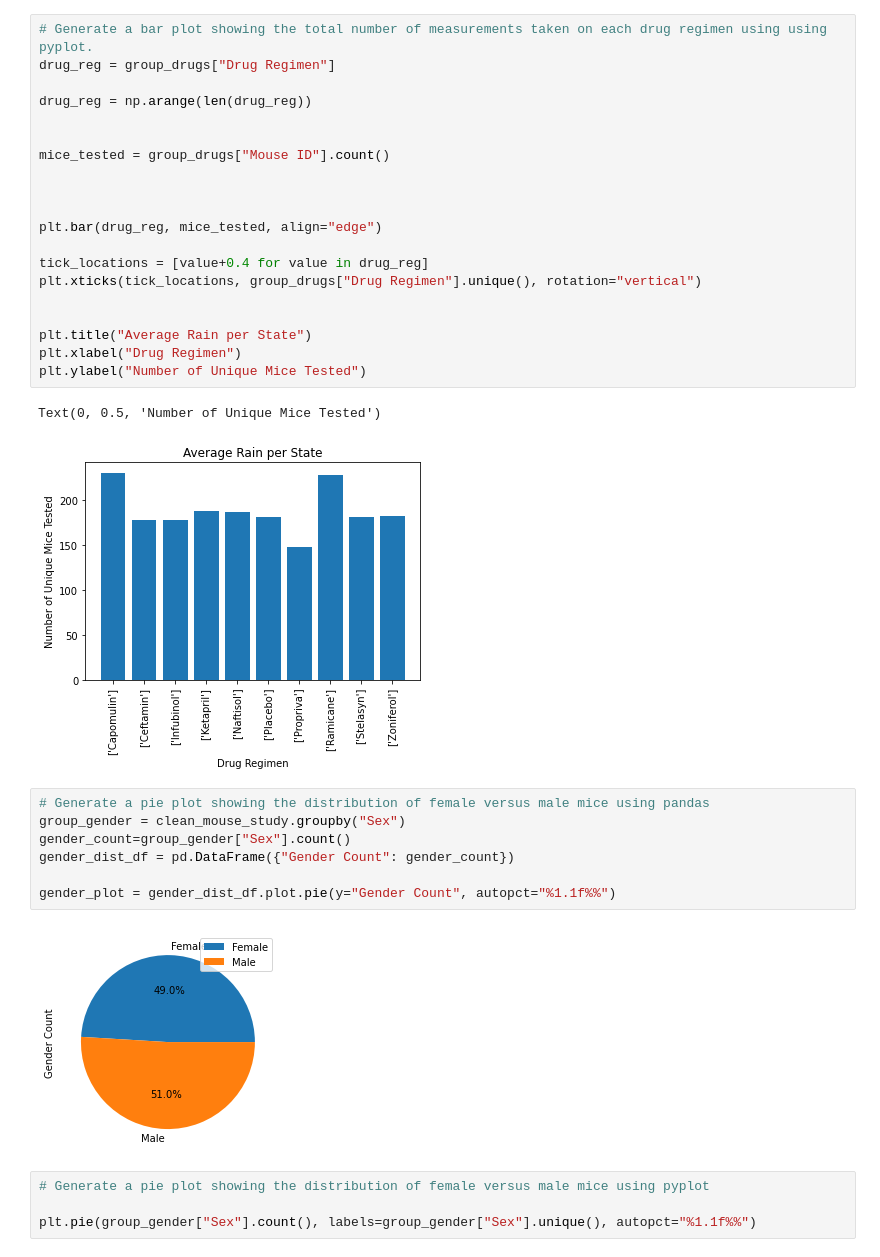
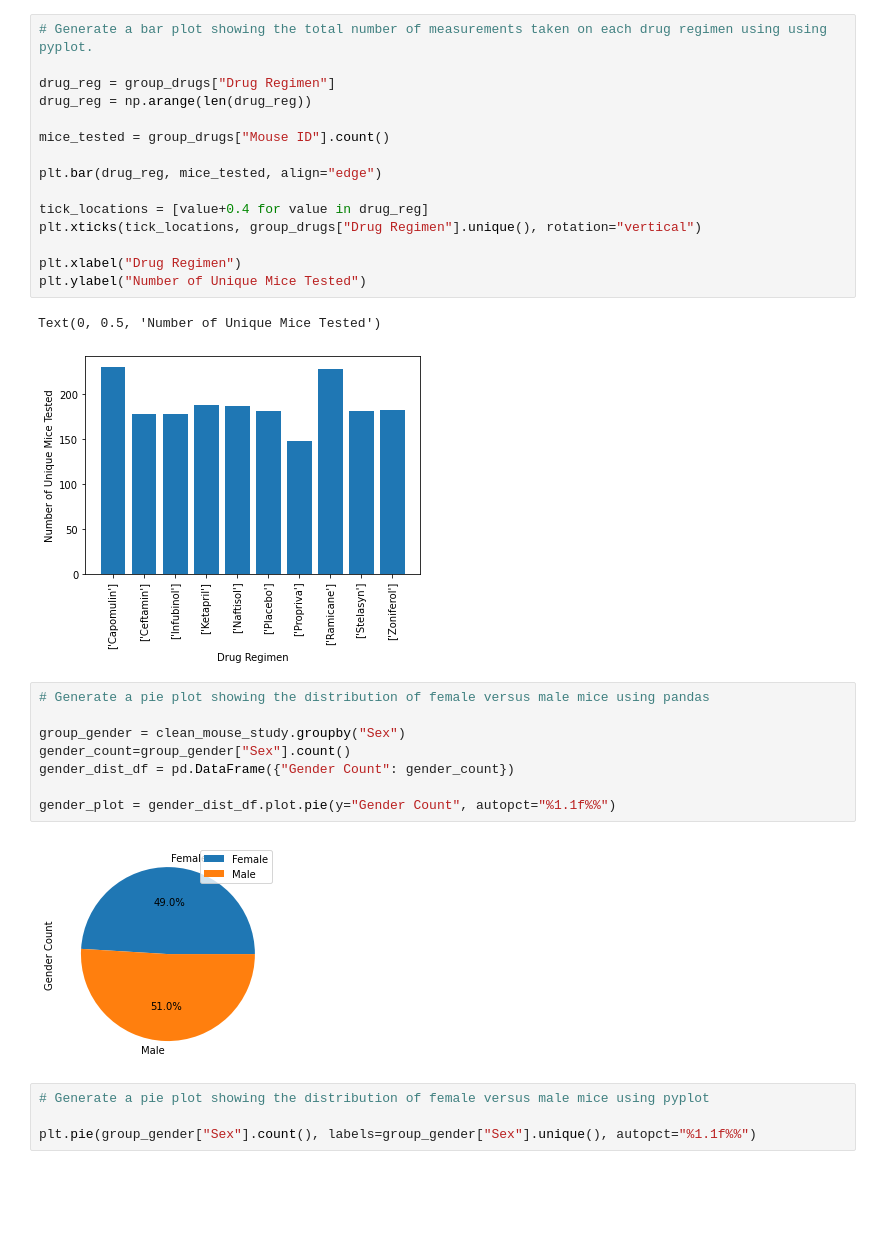
Before and after one commit to ytran010/matplotlib-challenge, a Jupyter notebook: Pymaceuticals.ipynb, the cells around one changed output. Cells and saved outputs as stored; diff of their text form; blank space fills up the shorter version.

```diff
--- a/Pymaceuticals.ipynb
+++ b/Pymaceuticals.ipynb
@@ -157,29 +171,25 @@ plt.tight_layout()
 <Figure size 432x288 with 0 Axes>
 # %%
 # Generate a bar plot showing the total number of measurements taken on each drug regimen using using pyplot.
+
 drug_reg = group_drugs["Drug Regimen"]
-
 drug_reg = np.arange(len(drug_reg))
 
-
 mice_tested = group_drugs["Mouse ID"].count()
-
-
 
 plt.bar(drug_reg, mice_tested, align="edge")
 
 tick_locations = [value+0.4 for value in drug_reg]
 plt.xticks(tick_locations, group_drugs["Drug Regimen"].unique(), rotation="vertical")
 
-
-plt.title("Average Rain per State")
 plt.xlabel("Drug Regimen")
 plt.ylabel("Number of Unique Mice Tested")
 # %% [output]
 Text(0, 0.5, 'Number of Unique Mice Tested')
-[figure, old version]
+[figure, new version]
 # %%
 # Generate a pie plot showing the distribution of female versus male mice using pandas
+
 group_gender = clean_mouse_study.groupby("Sex")
 gender_count=group_gender["Sex"].count()
 gender_dist_df = pd.DataFrame({"Gender Count": gender_count})
```
Also changed, not shown: parts of 27 cells of this notebook.
